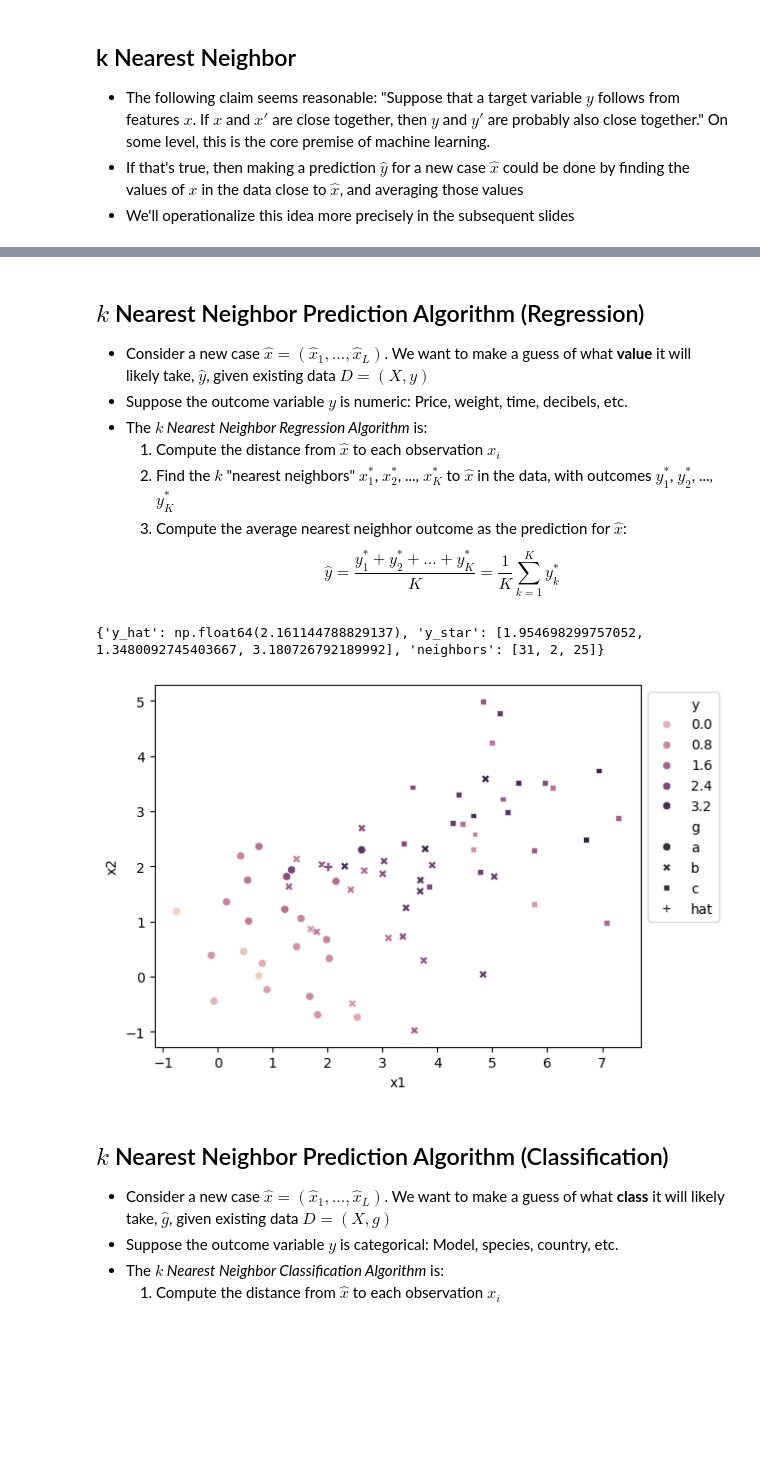
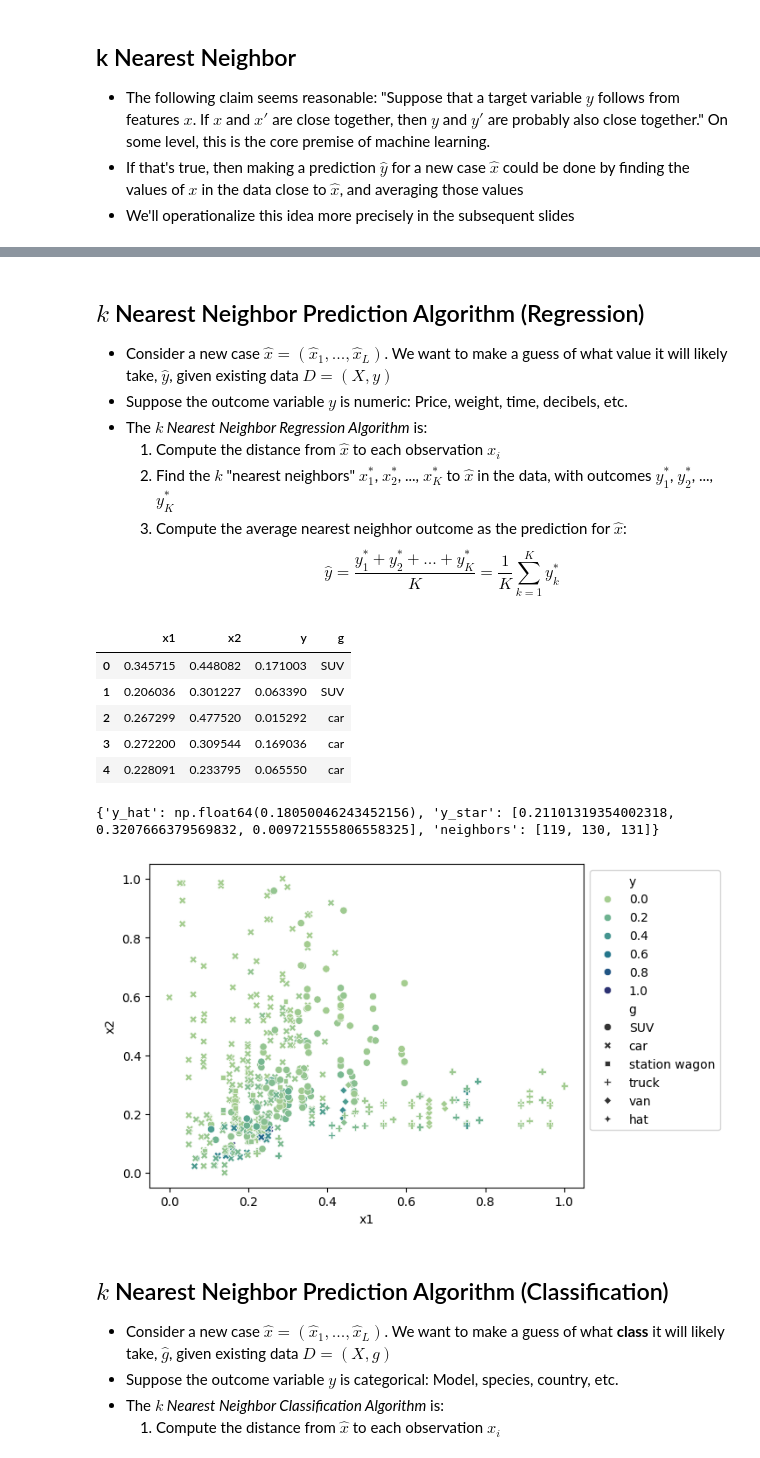
Before and after one commit to zwt4pb/knn, a Jupyter notebook: kNN.ipynb, the cells around one changed output, grey strips where cells are left out. Cells and saved outputs as stored; diff of their text form; code cells hidden in the pictures; blank space fills up the shorter version.

Commit message:
edit intro example

```diff
--- a/kNN.ipynb
+++ b/kNN.ipynb
@@ -77,27 +77,3 @@ Again, distance is such a ubiquitous idea that there are many notations for it.
 - The following claim seems reasonable: "Suppose that a target variable $y$ follows from features $x$. If $x$ and $x'$ are close together, then $y$ and $y'$ are probably also close together." On some level, this is the core premise of machine learning.
 - If that's true, then making a prediction $\hat{y}$ for a new case $\hat{x}$ could be done by finding the values of $x$ in the data close to $\hat{x}$, and averaging those values
 - We'll operationalize this idea more precisely in the subsequent slides
-# %%
-## Generate toy data:
-np.random.seed(100) # Set the seed for replicability
-N = 24  # Number of points
-noise = 1/2  # Standard deviation of the shocks
-
-# Generate (y,x1,x2) triples:
-X1 = np.array([np.random.normal(1,1,N),np.random.normal(1,1,N)])
-y1 = np.sum(X1,axis=0)/2+noise*np.random.normal(0,1,N)
-X2 = np.array([np.random.normal(3,1,N),np.random.normal(2,1,N)])
-y2 = np.sum(X2,axis=0)/2+noise*np.random.normal(0,1,N)
-X3 = np.array([np.random.normal(5,1,N),np.random.normal(3,1,N)])
-y3 = np.sum(X3,axis=0)/2+noise*np.random.normal(0,1,N)
-
-gdf1 = pd.DataFrame({'y':y1,'x1':X1[0,:],'x2':X1[1,:],'g':'a'}) # Circles
-gdf2 = pd.DataFrame({'y':y2,'x1':X2[0,:],'x2':X2[1,:],'g':'b'}) # Crosses
-gdf3 = pd.DataFrame({'y':y2,'x1':X3[0,:],'x2':X3[1,:],'g':'c'}) # Squares
-
-gdf = pd.concat([gdf1,gdf2,gdf3],axis=0) # Combine all data into one dataframe
-
-this_plot = sns.scatterplot(data=gdf,x='x1',y='x2',hue='y',style='g') # Plot the fake data
-sns.move_legend(this_plot, "upper left", bbox_to_anchor=(1, 1)) # Move legend off the plot canvas
-
-gdf.head()
@@ -117,6 +235,6 @@ gdf.head()
 # %% [markdown]
 ## $k$ Nearest Neighbor Prediction Algorithm (Regression)
-- Consider a new case $\hat{x} = (\hat{x}_1,...,\hat{x}_L)$. We want to make a guess of what **value** it will likely take, $\hat{y}$, given existing data $D = (X,y)$
+- Consider a new case $\hat{x} = (\hat{x}_1,...,\hat{x}_L)$. We want to make a guess of what value it will likely take, $\hat{y}$, given existing data $D = (X,y)$
 - Suppose the outcome variable $y$ is numeric: Price, weight, time, decibels, etc.
 - The *$k$ Nearest Neighbor Regression Algorithm* is:
   1. Compute the distance from $\hat{x}$ to each observation $x_i$
@@ -138,21 +256,42 @@ def knn_reg(x_hat,gdf,K):
     y_hat = np.mean(y_star)
     # Return a dictionary of computed values of interest:
     return({'y_hat':y_hat, 'y_star':y_star, 'neighbors':neighbors})
+# %%
+# Cleaning the data a bit; we'll come back to this later
+gdf = df.loc[:,['footprint', 'baseline price',  'baseline sales', 'class',]]
+gdf = gdf.rename(columns={'footprint':'x1', 'baseline price':'x2', 'class':'g','baseline sales':'y'})
+
+def maxmin(z):
+    w = (z-np.min(z))/(np.max(z)-np.min(z))
+    return w
+
+gdf['x1'] = maxmin(gdf['x1'])
+gdf['x2'] = maxmin(gdf['x2'])
+gdf['y'] = maxmin(gdf['y'])
+
+gdf.head()
+# %% [output]
+|  | x1 | x2 | y | g |
+| 0 | 0.345715 | 0.448082 | 0.171003 | SUV |
+| 1 | 0.206036 | 0.301227 | 0.063390 | SUV |
+| 2 | 0.267299 | 0.477520 | 0.015292 | car |
+| 3 | 0.272200 | 0.309544 | 0.169036 | car |
+| 4 | 0.228091 | 0.233795 | 0.065550 | car |
 # %%
 # Example:
-x_hat = np.array((2,2)) # Example prediction case
+x_hat = np.array((.4,.22)) # Example prediction case
 knn = knn_reg(x_hat, gdf, 3) # Call our function
 print(knn)
 
 # Plot results:
 gdf2 = gdf.copy() # Notice the .copy(); why?
-hat_row = [knn['y_hat'], x_hat[0], x_hat[1],'hat']
+hat_row = [ x_hat[0], x_hat[1],knn['y_hat'],'hat']
 gdf2.loc[len(gdf2)] = hat_row
-this_plot = sns.scatterplot(data=gdf2,x='x1',y='x2',hue='y',style='g') # Plot the fake data
+this_plot = sns.scatterplot(data=gdf2,x='x1',y='x2',hue='y',style='g',palette='crest') # Plot the fake data
 sns.move_legend(this_plot, "upper left", bbox_to_anchor=(1, 1)) # Move legend off the plot canvas
 # %% [output]
-{'y_hat': np.float64(2.161144788829137), 'y_star': [1.954698299757052, 1.3480092745403667, 3.180726792189992], 'neighbors': [31, 2, 25]}
+{'y_hat': np.float64(0.18050046243452156), 'y_star': [0.21101319354002318, 0.3207666379569832, 0.009721555806558325], 'neighbors': [119, 130, 131]}
-[figure, old version]
+[figure, new version]
 # %% [markdown]
 ## $k$ Nearest Neighbor Prediction Algorithm (Classification)
 - Consider a new case $\hat{x} = (\hat{x}_1,...,\hat{x}_L)$. We want to make a guess of what **class** it will likely take, $\hat{g}$, given existing data $D = (X,g)$
```
Also changed, not shown: parts of 32 cells of this notebook, 1 other file.
